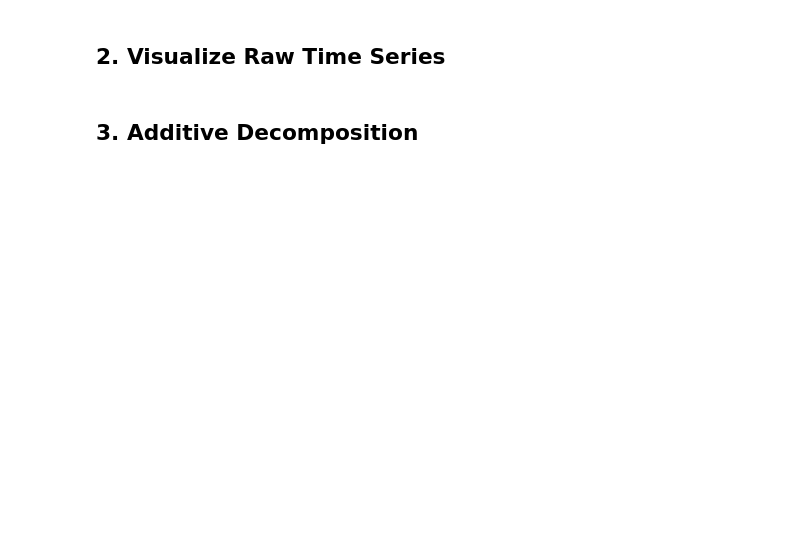
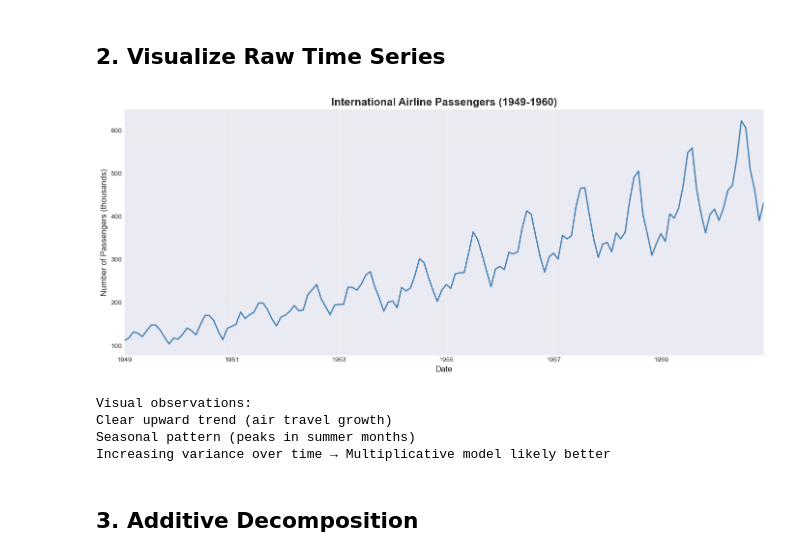
Before and after one commit to thomasnassar/quantitative-finance-notebooks, a Jupyter notebook: time-series-analysis/2-ETS.ipynb, the cells around one changed output. Cells and saved outputs as stored; diff of their text form; code cells hidden in the pictures; blank space fills up the shorter version.

```diff
--- a/time-series-analysis/2-ETS.ipynb
+++ b/time-series-analysis/2-ETS.ipynb
@@ -37,18 +37,19 @@ import statsmodels.api as sm
 plt.style.use('seaborn-v0_8-darkgrid')
 plt.rcParams['figure.figsize'] = (14, 10)
 # %%
-# Load airline passengers dataset - classic example with trend & seasonality
+# Load airline passengers csv dataset - classic example with trend & seasonality
 # Monthly totals of international airline passengers (1949-1960)
-airline = sm.datasets.get_rdataset('AirPassengers', 'datasets').data
+airline = pd.read_csv('airline_passengers.csv', index_col='Month')
+airline.dropna(inplace=True)
 
 # Convert to proper datetime
-airline['time'] = pd.to_datetime(airline['time'])
-airline = airline.set_index('time')
-airline = airline.asfreq('MS')  # Month Start frequency
+airline.index = pd.to_datetime(airline.index)
+airline.head()
+
 
 print("Dataset info:")
 print(f"Period: {airline.index.min()} to {airline.index.max()}")
 print(f"Frequency: Monthly")
 print(f"Length: {len(airline)} observations")
 print(f"\nFirst few rows:")
-display(airline.head(12))
+display(airline.head(10))
@@ -57,22 +77,28 @@ display(airline.head(12))
 # %%
 # Plot raw data
 fig, ax = plt.subplots(figsize=(14, 6))
 
-airline['value'].plot(ax=ax, linewidth=2, color='steelblue')
+airline['Thousands of Passengers'].plot(ax=ax, linewidth=2, color='steelblue')
 
 ax.set_title('International Airline Passengers (1949-1960)',
              fontsize=16, fontweight='bold')
 ax.set_xlabel('Date', fontsize=12)
 ax.set_ylabel('Number of Passengers (thousands)', fontsize=12)
 ax.grid(True, alpha=0.3)
 
 plt.tight_layout()
 plt.show()
 
 print("\nVisual observations:")
-print("✓ Clear upward trend (air travel growth)")
-print("✓ Seasonal pattern (peaks in summer months)")
-print("✓ Increasing variance over time → Multiplicative model likely better")
+print("Clear upward trend (air travel growth)")
+print("Seasonal pattern (peaks in summer months)")
+print("Increasing variance over time → Multiplicative model likely better")
+# %% [output]
+[figure, added]
+Visual observations:
+Clear upward trend (air travel growth)
+Seasonal pattern (peaks in summer months)
+Increasing variance over time → Multiplicative model likely better
 # %% [markdown]
 ## 3. Additive Decomposition
 # %%
```
Also changed, not shown: parts of 10 cells of this notebook, 2 other files.
